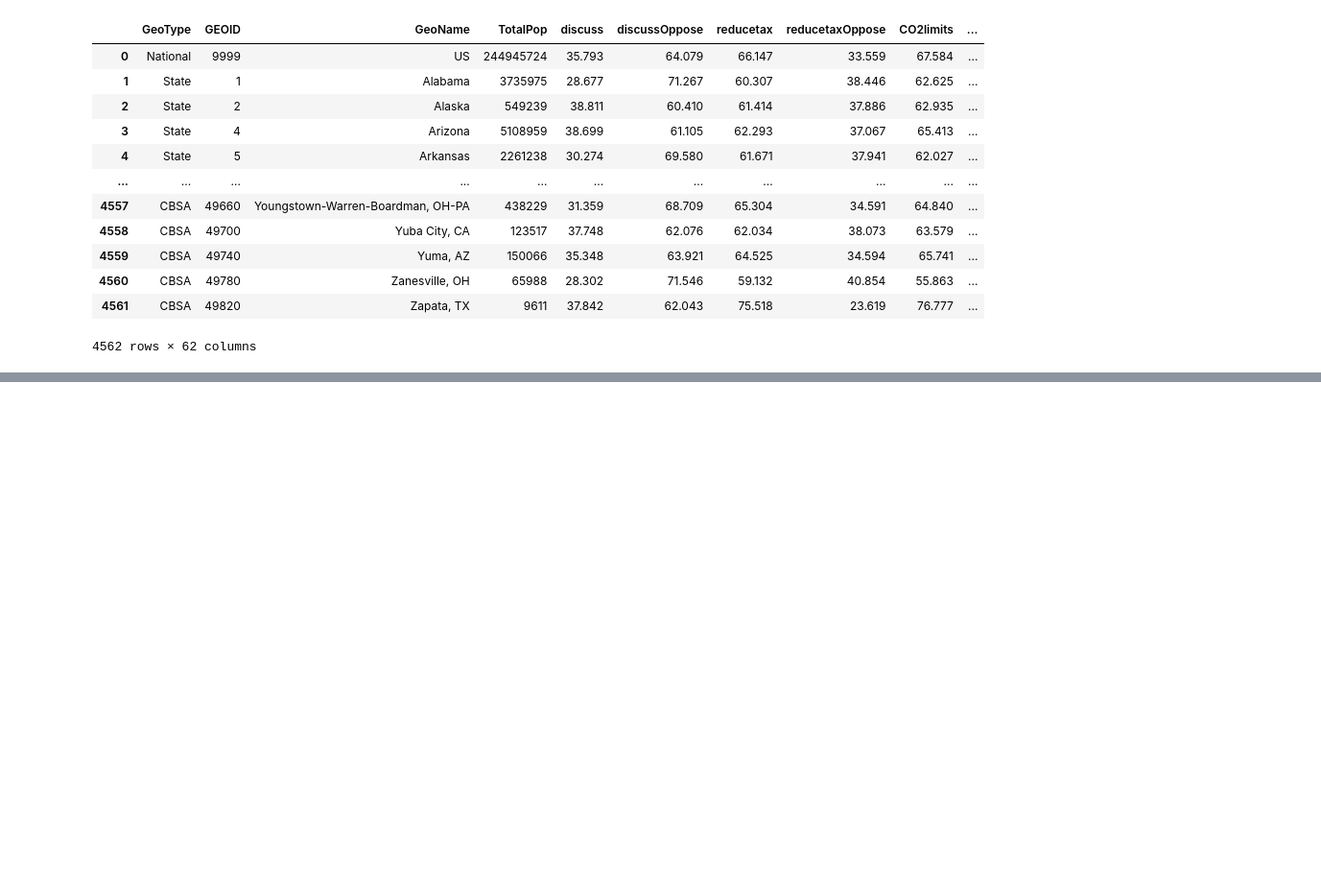
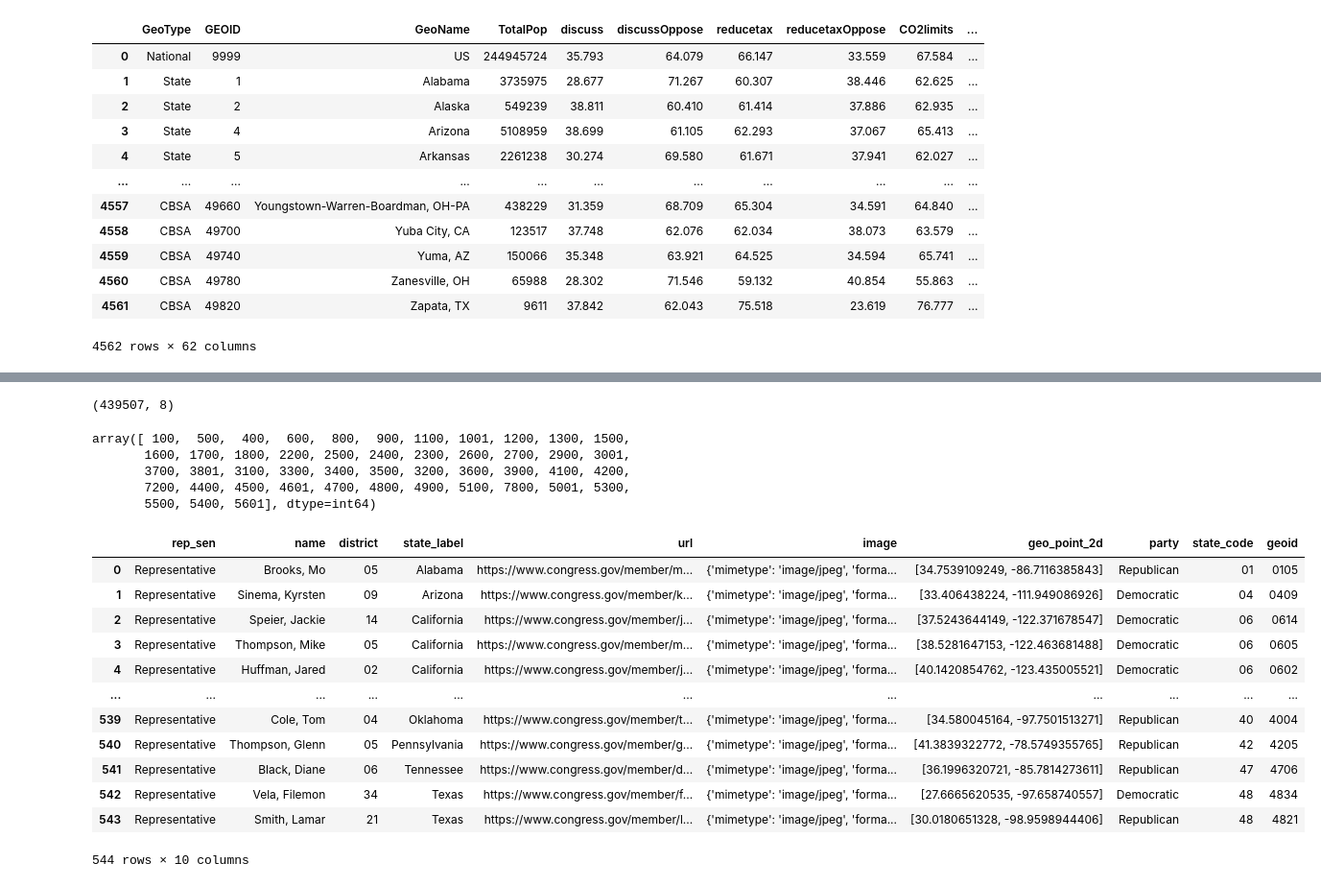
Before and after one commit to SophieNiu/infovisfinal, a Jupyter notebook: SI649 - Matt's Data Exploration.ipynb, the cells around one changed output, grey strips where cells are left out. Shown at 96% size. Cells and saved outputs as stored; diff of their text form; code cells hidden in the pictures; blank space fills up the shorter version.

```diff
--- a/SI649 - Matt's Data Exploration.ipynb
+++ b/SI649 - Matt's Data Exploration.ipynb
@@ -113,0 +138,5 @@ clopinion
+# %%
+#Importing the GeoJSON
+import json
+with open('dataset/us-115th-congress-members.geojson') as file:
+    geofile = json.loads(file.read())
@@ -113,0 +166,4 @@ clopinion
+# %%
+congprop = [x['properties'] for x in geofile['features']]
+# %%
+congprop = pd.DataFrame(congprop)
@@ -113,0 +330,29 @@ clopinion
+# %%
+devents.shape
+# %% [output]
+(439507, 8)
+# %%
+#Districts in Perry Samson's data that don't match the Opinion Data
+testmerge[testmerge['GEOID'].isna()]['districtId'].unique()
+# %% [output]
+array([ 100,  500,  400,  600,  800,  900, 1100, 1001, 1200, 1300, 1500,
+       1600, 1700, 1800, 2200, 2500, 2400, 2300, 2600, 2700, 2900, 3001,
+       3700, 3801, 3100, 3300, 3400, 3500, 3200, 3600, 3900, 4100, 4200,
+       7200, 4400, 4500, 4601, 4700, 4800, 4900, 5100, 7800, 5001, 5300,
+       5500, 5400, 5601], dtype=int64)
+# %%
+pd.DataFrame(congprop)
+# %% [output]
+|  | rep_sen | name | district | state_label | url | image | geo_point_2d | party | state_code | geoid |
+| 0 | Representative | Brooks, Mo | 05 | Alabama | https://www.congress.gov/member/m... | {'mimetype': 'image/jpeg', 'forma... | [34.7539109249, -86.7116385843] | Republican | 01 | 0105 |
+| 1 | Representative | Sinema, Kyrsten | 09 | Arizona | https://www.congress.gov/member/k... | {'mimetype': 'image/jpeg', 'forma... | [33.406438224, -111.949086926] | Democratic | 04 | 0409 |
+| 2 | Representative | Speier, Jackie | 14 | California | https://www.congress.gov/member/j... | {'mimetype': 'image/jpeg', 'forma... | [37.5243644149, -122.371678547] | Democratic | 06 | 0614 |
+| 3 | Representative | Thompson, Mike | 05 | California | https://www.congress.gov/member/m... | {'mimetype': 'image/jpeg', 'forma... | [38.5281647153, -122.463681488] | Democratic | 06 | 0605 |
+| 4 | Representative | Huffman, Jared | 02 | California | https://www.congress.gov/member/j... | {'mimetype': 'image/jpeg', 'forma... | [40.1420854762, -123.435005521] | Democratic | 06 | 0602 |
+| ... | ... | ... | ... | ... | ... | ... | ... | ... | ... | ... |
+| 539 | Representative | Cole, Tom | 04 | Oklahoma | https://www.congress.gov/member/t... | {'mimetype': 'image/jpeg', 'forma... | [34.580045164, -97.7501513271] | Republican | 40 | 4004 |
+| 540 | Representative | Thompson, Glenn | 05 | Pennsylvania | https://www.congress.gov/member/g... | {'mimetype': 'image/jpeg', 'forma... | [41.3839322772, -78.5749355765] | Republican | 42 | 4205 |
+| 541 | Representative | Black, Diane | 06 | Tennessee | https://www.congress.gov/member/d... | {'mimetype': 'image/jpeg', 'forma... | [36.1996320721, -85.7814273611] | Republican | 47 | 4706 |
+| 542 | Representative | Vela, Filemon | 34 | Texas | https://www.congress.gov/member/f... | {'mimetype': 'image/jpeg', 'forma... | [27.6665620535, -97.658740557] | Democratic | 48 | 4834 |
+| 543 | Representative | Smith, Lamar | 21 | Texas | https://www.congress.gov/member/l... | {'mimetype': 'image/jpeg', 'forma... | [30.0180651328, -98.9598944406] | Republican | 48 | 4821 |
+544 rows × 10 columns
```
Also changed, not shown: parts of 18 cells of this notebook.
